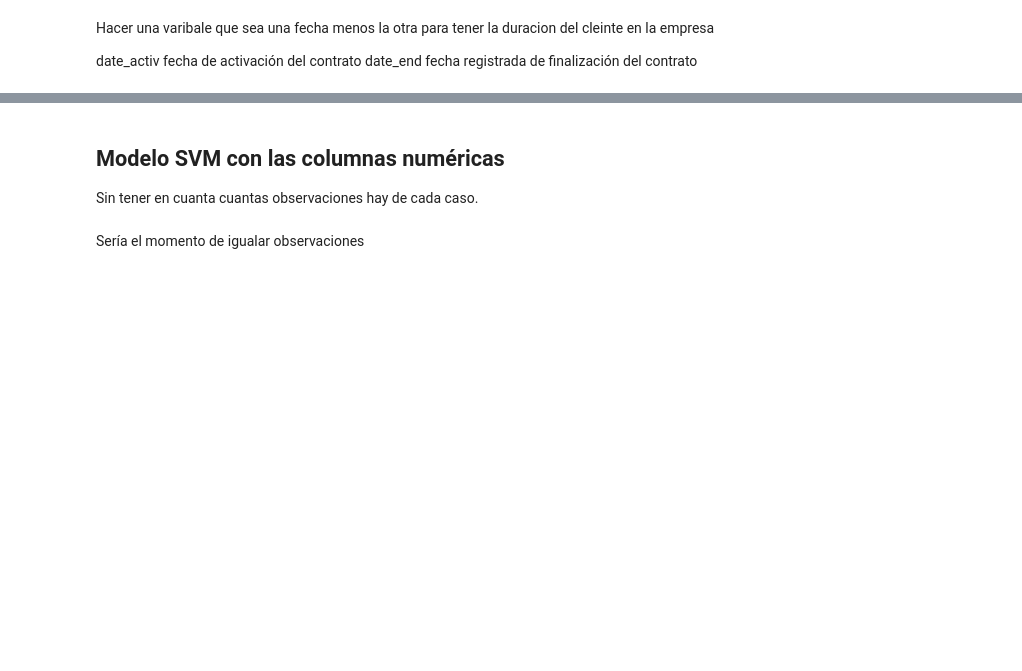
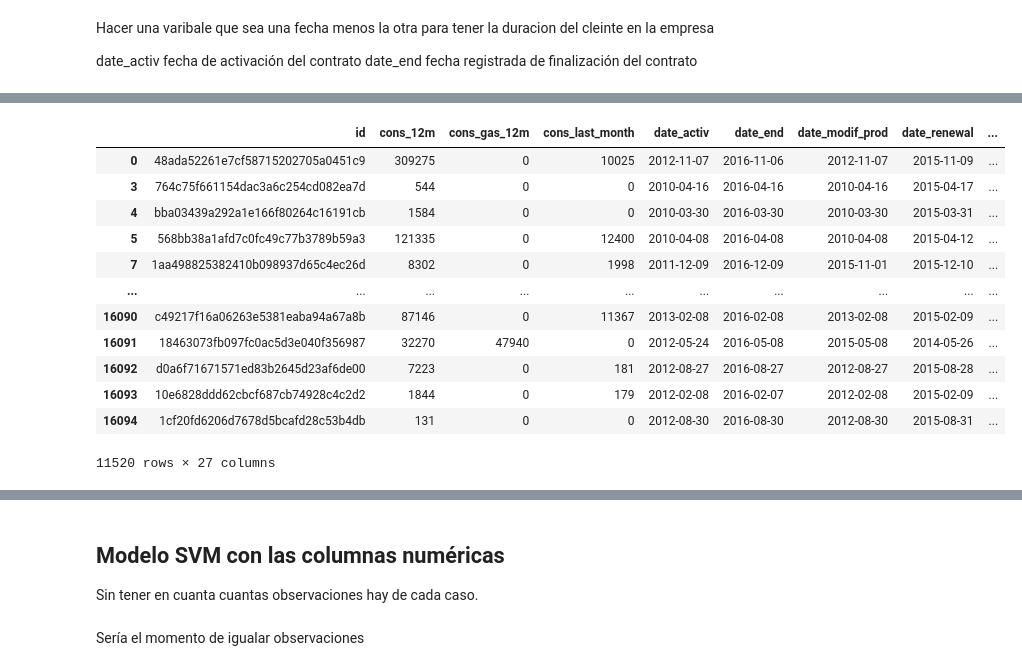
Before and after one commit to patriciamediavilla/L1P2, a Jupyter notebook: PFG.ipynb, the cells around one changed output, grey strips where cells are left out. Drawn from its saved outputs; the diff is of its cells as text; code cells hidden in the pictures; blank space fills up the shorter version.

```diff
--- a/PFG.ipynb
+++ b/PFG.ipynb
@@ -327,0 +344,37 @@ train_data_clean['total_days'] = (train_data_clean['date_end'] - train_data_clea
+# %%
+from category_encoders import TargetEncoder
+
+# Crea una instancia del codificador de objetivo
+target_encoder = TargetEncoder(cols=['channel_sales','origin_up','has_gas'])
+
+# Ajusta el codificador de objetivo a tus datos
+target_encoder.fit(train_data_clean[['channel_sales','origin_up','has_gas']], train_data_clean['churn'])
+
+# Transforma tus datos
+df_encoded = target_encoder.transform(train_data_clean[['channel_sales','origin_up','has_gas']])
+
+# Añade los datos codificados a tu DataFrame original manteniendo la alineación de los índices
+train_data_clean = train_data_clean.join(df_encoded.add_suffix('_encoded'))
+
+#Eliminamos las variables no numéricas
+columnas_a_eliminar = ['channel_sales','origin_up','has_gas']
+
+# Elimina las columnas del DataFrame
+train_data_clean.drop(columnas_a_eliminar, axis=1, inplace=True)
+
+# Puedes verificar el DataFrame resultante
+train_data_clean
+# %% [output]
+|  | id | cons_12m | cons_gas_12m | cons_last_month | date_activ | date_end | date_modif_prod | date_renewal | ... |
+| 0 | 48ada52261e7cf58715202705a0451c9 | 309275 | 0 | 10025 | 2012-11-07 | 2016-11-06 | 2012-11-07 | 2015-11-09 | ... |
+| 3 | 764c75f661154dac3a6c254cd082ea7d | 544 | 0 | 0 | 2010-04-16 | 2016-04-16 | 2010-04-16 | 2015-04-17 | ... |
+| 4 | bba03439a292a1e166f80264c16191cb | 1584 | 0 | 0 | 2010-03-30 | 2016-03-30 | 2010-03-30 | 2015-03-31 | ... |
+| 5 | 568bb38a1afd7c0fc49c77b3789b59a3 | 121335 | 0 | 12400 | 2010-04-08 | 2016-04-08 | 2010-04-08 | 2015-04-12 | ... |
+| 7 | 1aa498825382410b098937d65c4ec26d | 8302 | 0 | 1998 | 2011-12-09 | 2016-12-09 | 2015-11-01 | 2015-12-10 | ... |
+| ... | ... | ... | ... | ... | ... | ... | ... | ... | ... |
+| 16090 | c49217f16a06263e5381eaba94a67a8b | 87146 | 0 | 11367 | 2013-02-08 | 2016-02-08 | 2013-02-08 | 2015-02-09 | ... |
+| 16091 | 18463073fb097fc0ac5d3e040f356987 | 32270 | 47940 | 0 | 2012-05-24 | 2016-05-08 | 2015-05-08 | 2014-05-26 | ... |
+| 16092 | d0a6f71671571ed83b2645d23af6de00 | 7223 | 0 | 181 | 2012-08-27 | 2016-08-27 | 2012-08-27 | 2015-08-28 | ... |
+| 16093 | 10e6828ddd62cbcf687cb74928c4c2d2 | 1844 | 0 | 179 | 2012-02-08 | 2016-02-07 | 2012-02-08 | 2015-02-09 | ... |
+| 16094 | 1cf20fd6206d7678d5bcafd28c53b4db | 131 | 0 | 0 | 2012-08-30 | 2016-08-30 | 2012-08-30 | 2015-08-31 | ... |
+11520 rows × 27 columns
```
Also changed, not shown: parts of 23 cells of this notebook.
